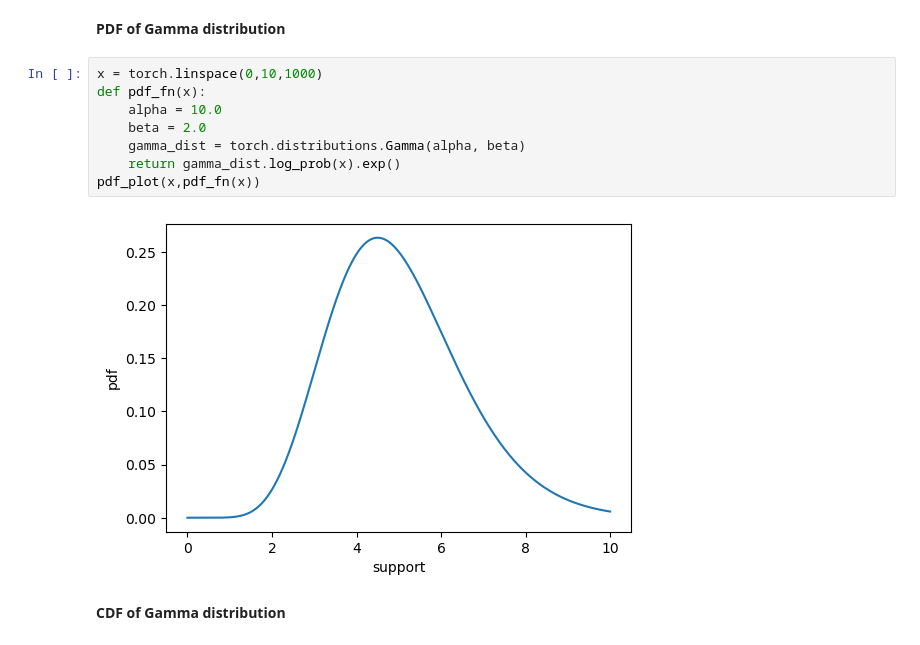
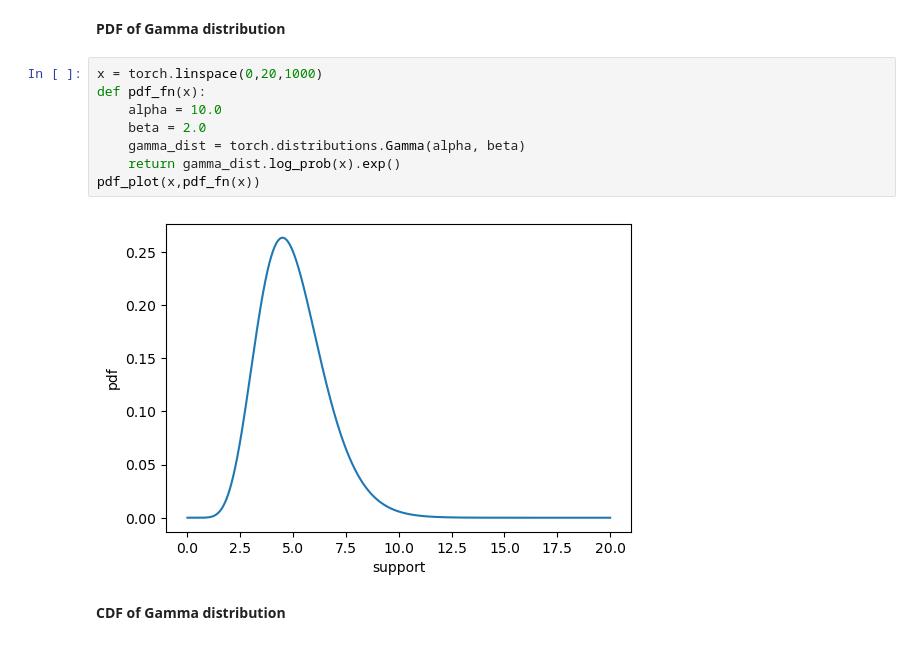
Before and after one commit to rishabh-mondal/blog, a Jupyter notebook: Sampling_distributions.ipynb, the cells around one changed output. Drawn from its saved outputs; the diff is of its cells as text.

```diff
--- a/Sampling_distributions.ipynb
+++ b/Sampling_distributions.ipynb
@@ -369,15 +370,15 @@ $a>0$ and $b>0$
 # %% [markdown]
 ****PDF of Gamma distribution****
 # %%
-x = torch.linspace(0,10,1000)
+x = torch.linspace(0,20,1000)
 def pdf_fn(x):
     alpha = 10.0
     beta = 2.0
     gamma_dist = torch.distributions.Gamma(alpha, beta)
     return gamma_dist.log_prob(x).exp()
 pdf_plot(x,pdf_fn(x))
 # %% [output]
-[figure, old version]
+[figure, new version]
 # %% [markdown]
 ****CDF of Gamma distribution****
 # %% [markdown]
```
Also changed, not shown: parts of 5 cells of this notebook, 2 other files.
